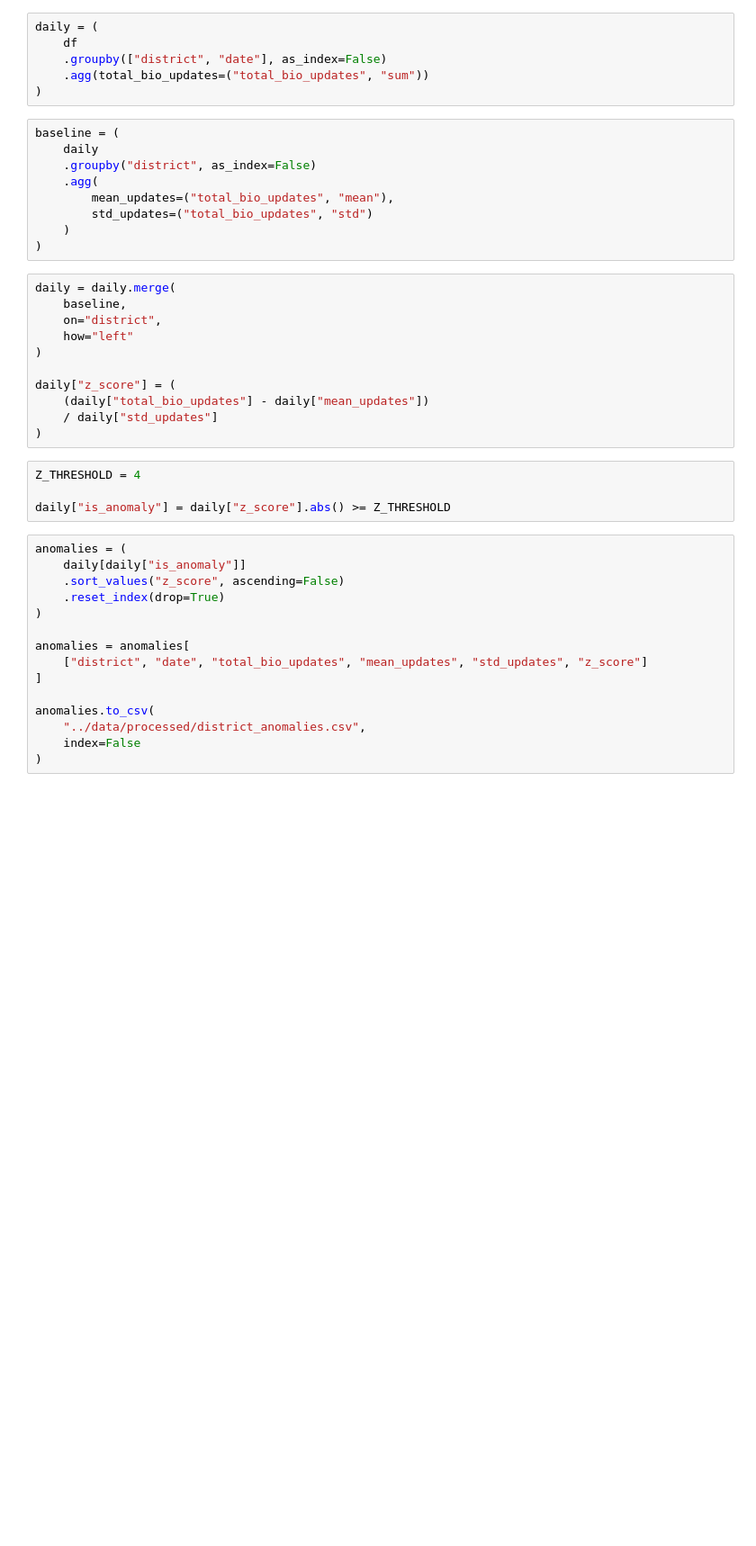
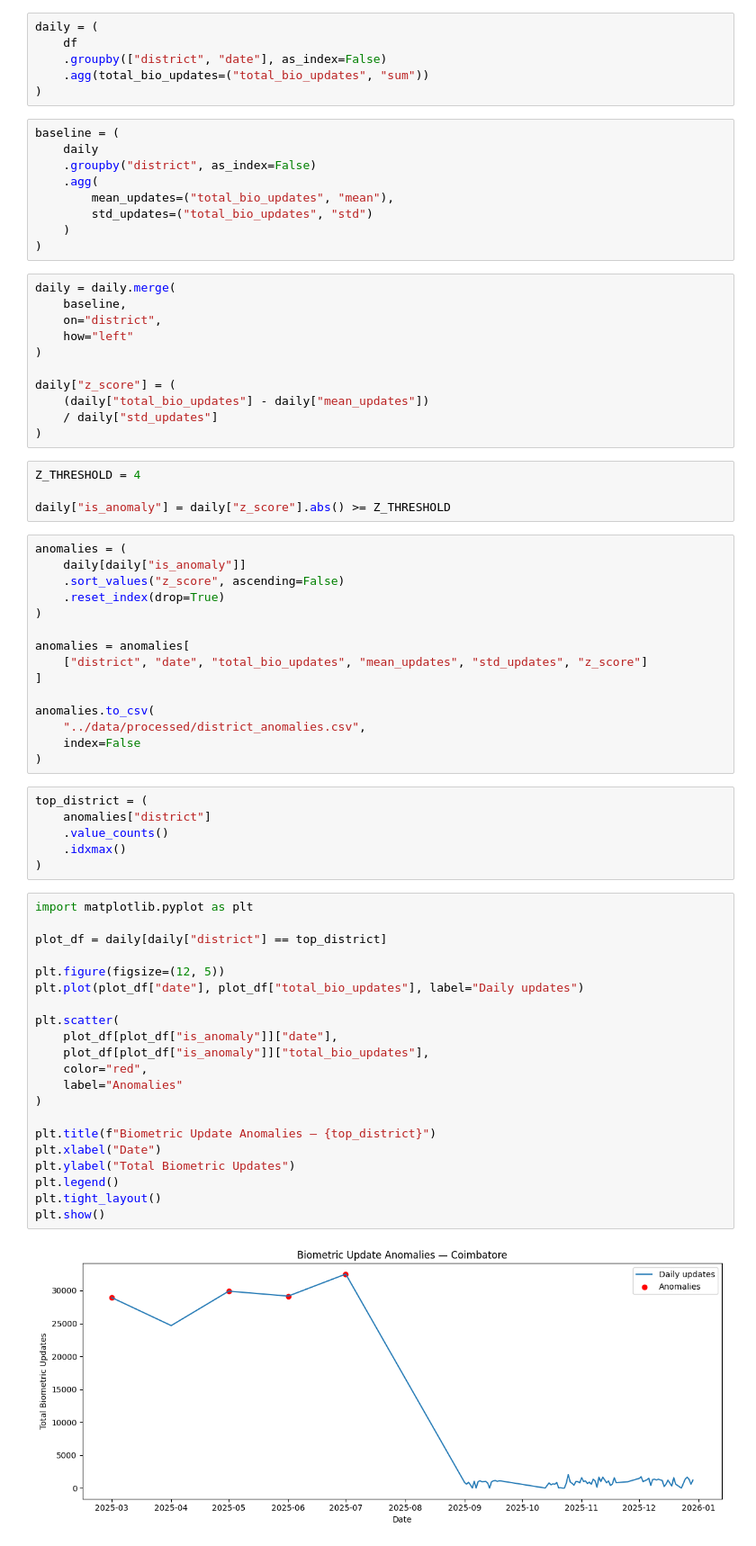
Before and after one commit to Ayushyadav-datascience/aadhar-biometric-anomaly-detection, a Jupyter notebook: notebooks/01_biometric_ingestion.ipynb, the cells around one changed output. Shown at 90% size. Drawn from its saved outputs; the diff is of its cells as text; blank space fills up the shorter version.

Commit message:
detect biometric update anomalies and add district-level plot

```diff
--- a/notebooks/01_biometric_ingestion.ipynb
+++ b/notebooks/01_biometric_ingestion.ipynb
@@ -63,3 +63,32 @@ anomalies.to_csv(
     "../data/processed/district_anomalies.csv",
     index=False
 )
+# %%
+top_district = (
+    anomalies["district"]
+    .value_counts()
+    .idxmax()
+)
+# %%
+import matplotlib.pyplot as plt
+
+plot_df = daily[daily["district"] == top_district]
+
+plt.figure(figsize=(12, 5))
+plt.plot(plot_df["date"], plot_df["total_bio_updates"], label="Daily updates")
+
+plt.scatter(
+    plot_df[plot_df["is_anomaly"]]["date"],
+    plot_df[plot_df["is_anomaly"]]["total_bio_updates"],
+    color="red",
+    label="Anomalies"
+)
+
+plt.title(f"Biometric Update Anomalies — {top_district}")
+plt.xlabel("Date")
+plt.ylabel("Total Biometric Updates")
+plt.legend()
+plt.tight_layout()
+plt.show()
+# %% [output]
+[figure, added]
```
Also changed, not shown: parts of 3 cells of this notebook, 2 other files.
